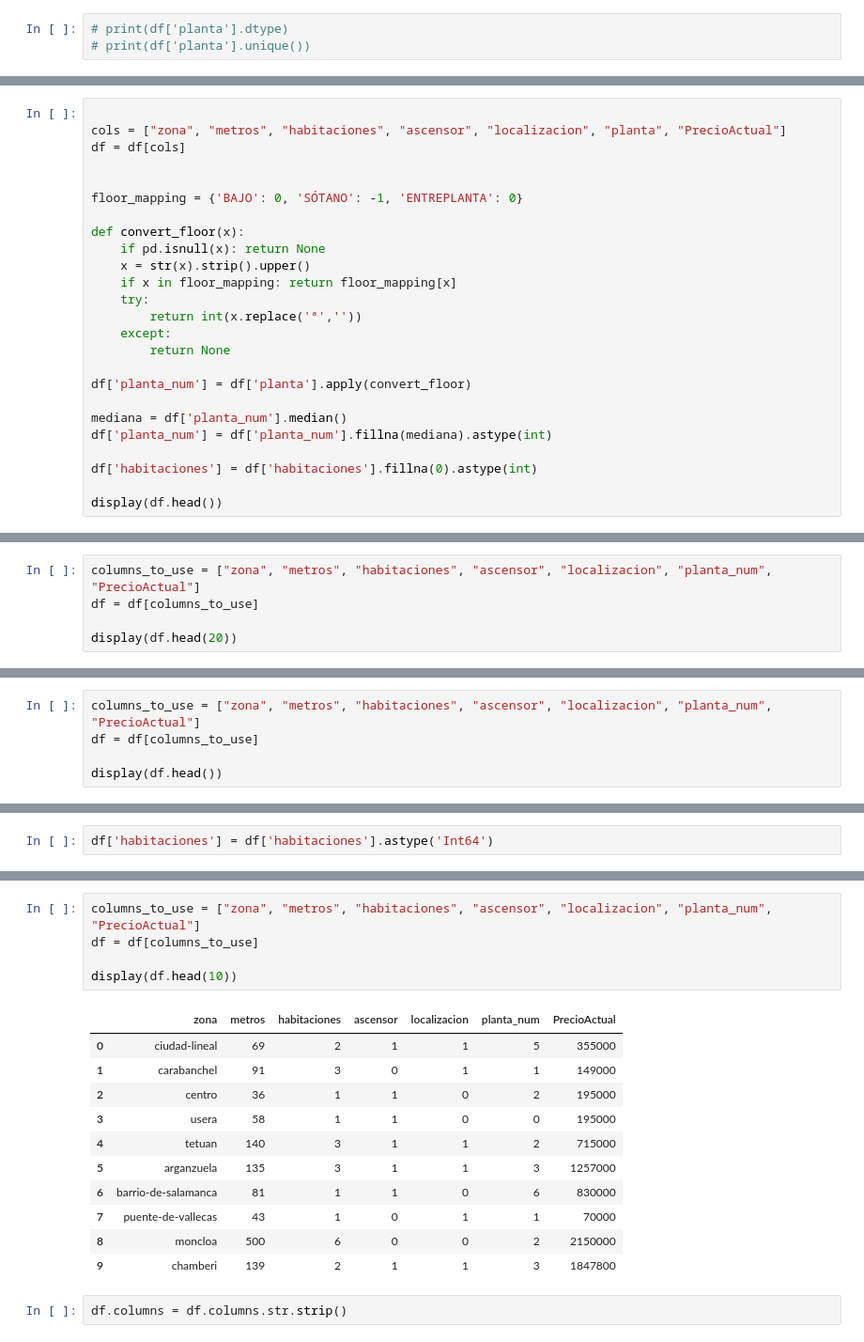
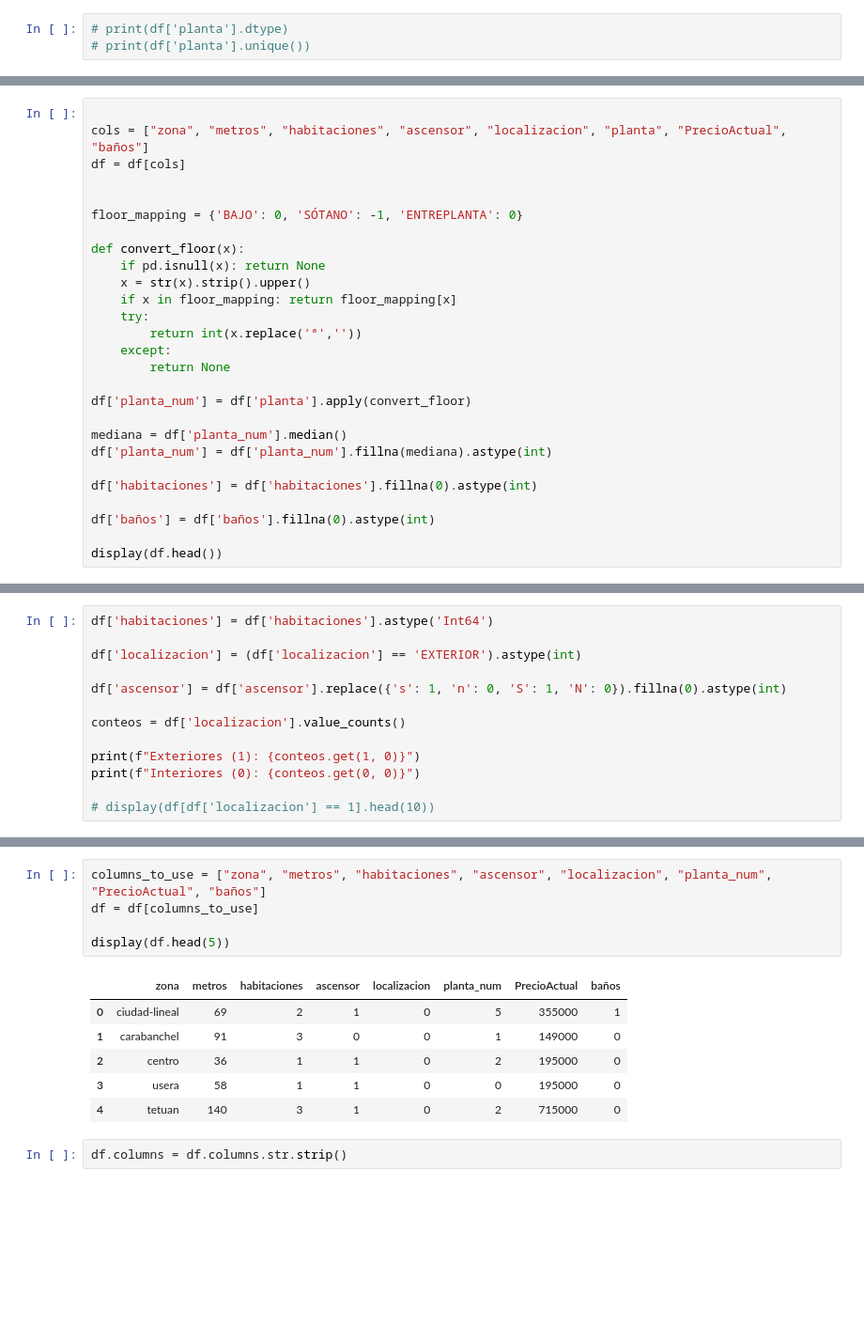
Before and after one commit to Bootcamp-IA-P6/ia-regression-project-team-2, a Jupyter notebook: eda-dataset.ipynb, the cells around one changed output, grey strips where cells are left out. Shown at 94% size. Cells and saved outputs as stored; diff of their text form; blank space fills up the shorter version.

```diff
--- a/eda-dataset.ipynb
+++ b/eda-dataset.ipynb
@@ -198,7 +161,7 @@ print(df[['planta','planta_num']].head(15))
 14     1ª         1.0
 # %%
 
-cols = ["zona", "metros", "habitaciones", "ascensor", "localizacion", "planta", "PrecioActual"]
+cols = ["zona", "metros", "habitaciones", "ascensor", "localizacion", "planta", "PrecioActual", "baños"]
 df = df[cols]
 
 
@@ -220,5 +183,7 @@ df['planta_num'] = df['planta_num'].fillna(mediana).astype(int)
 
 df['habitaciones'] = df['habitaciones'].fillna(0).astype(int)
 
+df['baños'] = df['baños'].fillna(0).astype(int)
+
 display(df.head())
 # %% [output]
@@ -231,5 +190,0 @@ display(df.head())
-# %%
-columns_to_use = ["zona", "metros", "habitaciones", "ascensor", "localizacion", "planta_num", "PrecioActual"]
-df = df[columns_to_use]
-
-display(df.head(20))
@@ -240,5 +190,0 @@ df['ascensor'] = df['ascensor'].replace({'s': 1, 'n': 0, 'S': 1, 'N': 0}).fillna
-# %%
-columns_to_use = ["zona", "metros", "habitaciones", "ascensor", "localizacion", "planta_num", "PrecioActual"]
-df = df[columns_to_use]
-
-display(df.head())
@@ -247,2 +191,13 @@ KeyError: "['planta_num'] not in index"
 # %%
 df['habitaciones'] = df['habitaciones'].astype('Int64')
+
+df['localizacion'] = (df['localizacion'] == 'EXTERIOR').astype(int)
+
+df['ascensor'] = df['ascensor'].replace({'s': 1, 'n': 0, 'S': 1, 'N': 0}).fillna(0).astype(int)
+
+conteos = df['localizacion'].value_counts()
+
+print(f"Exteriores (1): {conteos.get(1, 0)}")
+print(f"Interiores (0): {conteos.get(0, 0)}")
+
+# display(df[df['localizacion'] == 1].head(10))
@@ -249,20 +207,15 @@ df['habitaciones'] = df['habitaciones'].astype('Int64')
 # %%
-columns_to_use = ["zona", "metros", "habitaciones", "ascensor", "localizacion", "planta_num", "PrecioActual"]
+columns_to_use = ["zona", "metros", "habitaciones", "ascensor", "localizacion", "planta_num", "PrecioActual", "baños"]
 df = df[columns_to_use]
 
-display(df.head(10))
+display(df.head(5))
 # %% [output]
-|  | zona | metros | habitaciones | ascensor | localizacion | planta_num | PrecioActual |
-| 0 | ciudad-lineal | 69 | 2 | 1 | 1 | 5 | 355000 |
-| 1 | carabanchel | 91 | 3 | 0 | 1 | 1 | 149000 |
-| 2 | centro | 36 | 1 | 1 | 0 | 2 | 195000 |
-| 3 | usera | 58 | 1 | 1 | 0 | 0 | 195000 |
-| 4 | tetuan | 140 | 3 | 1 | 1 | 2 | 715000 |
-| 5 | arganzuela | 135 | 3 | 1 | 1 | 3 | 1257000 |
-| 6 | barrio-de-salamanca | 81 | 1 | 1 | 0 | 6 | 830000 |
-| 7 | puente-de-vallecas | 43 | 1 | 0 | 1 | 1 | 70000 |
-| 8 | moncloa | 500 | 6 | 0 | 0 | 2 | 2150000 |
-| 9 | chamberi | 139 | 2 | 1 | 1 | 3 | 1847800 |
+|  | zona | metros | habitaciones | ascensor | localizacion | planta_num | PrecioActual | baños |
+| 0 | ciudad-lineal | 69 | 2 | 1 | 0 | 5 | 355000 | 1 |
+| 1 | carabanchel | 91 | 3 | 0 | 0 | 1 | 149000 | 0 |
+| 2 | centro | 36 | 1 | 1 | 0 | 2 | 195000 | 0 |
+| 3 | usera | 58 | 1 | 1 | 0 | 0 | 195000 | 0 |
+| 4 | tetuan | 140 | 3 | 1 | 0 | 2 | 715000 | 0 |
 # %%
 df.columns = df.columns.str.strip()
 # %%
```
Also changed, not shown: parts of 18 cells of this notebook.
